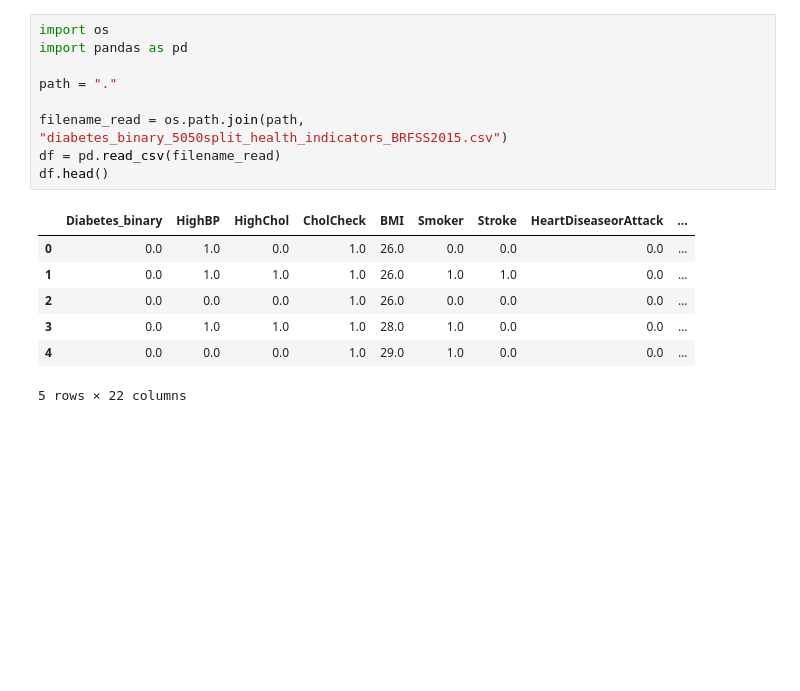
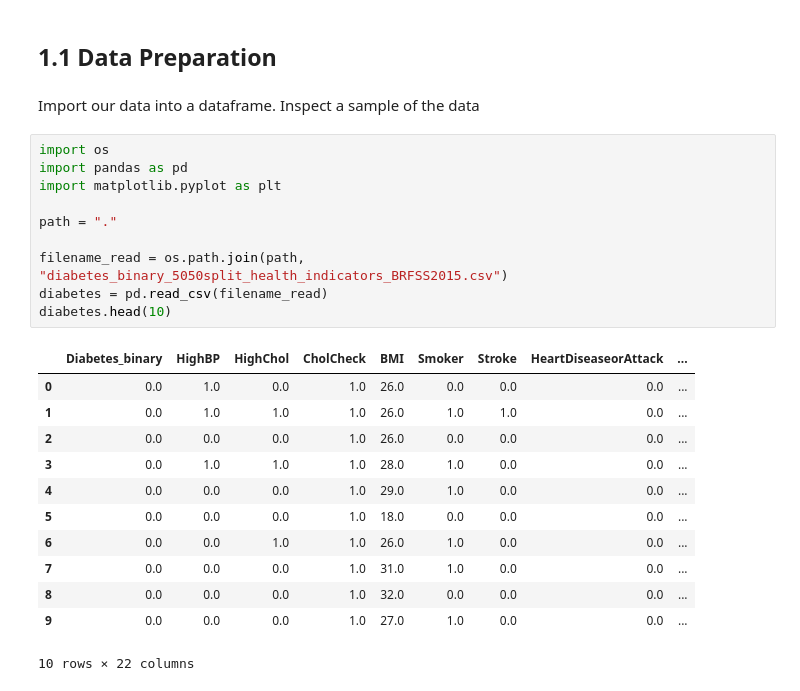
Before and after one commit to vitsiozo/DiabetesProject, a Jupyter notebook: Analysis.ipynb, the cells around one changed output. Drawn from its saved outputs; the diff is of its cells as text; blank space fills up the shorter version.

Commit message:
Data loading and inspection

```diff
--- a/Analysis.ipynb
+++ b/Analysis.ipynb
@@ -1,17 +1,27 @@
+# %% [markdown]
+## 1.1 Data Preparation
+# %% [markdown]
+ Import our data into a dataframe. Inspect a sample of the data
 # %%
 import os
 import pandas as pd
+import matplotlib.pyplot as plt
 
 path = "."
 
 filename_read = os.path.join(path, "diabetes_binary_5050split_health_indicators_BRFSS2015.csv")
-df = pd.read_csv(filename_read)
-df.head()
+diabetes = pd.read_csv(filename_read)
+diabetes.head(10)
 # %% [output]
 |  | Diabetes_binary | HighBP | HighChol | CholCheck | BMI | Smoker | Stroke | HeartDiseaseorAttack | ... |
 | 0 | 0.0 | 1.0 | 0.0 | 1.0 | 26.0 | 0.0 | 0.0 | 0.0 | ... |
 | 1 | 0.0 | 1.0 | 1.0 | 1.0 | 26.0 | 1.0 | 1.0 | 0.0 | ... |
 | 2 | 0.0 | 0.0 | 0.0 | 1.0 | 26.0 | 0.0 | 0.0 | 0.0 | ... |
 | 3 | 0.0 | 1.0 | 1.0 | 1.0 | 28.0 | 1.0 | 0.0 | 0.0 | ... |
 | 4 | 0.0 | 0.0 | 0.0 | 1.0 | 29.0 | 1.0 | 0.0 | 0.0 | ... |
+| 5 | 0.0 | 0.0 | 0.0 | 1.0 | 18.0 | 0.0 | 0.0 | 0.0 | ... |
+| 6 | 0.0 | 0.0 | 1.0 | 1.0 | 26.0 | 1.0 | 0.0 | 0.0 | ... |
+| 7 | 0.0 | 0.0 | 0.0 | 1.0 | 31.0 | 1.0 | 0.0 | 0.0 | ... |
+| 8 | 0.0 | 0.0 | 0.0 | 1.0 | 32.0 | 0.0 | 0.0 | 0.0 | ... |
+| 9 | 0.0 | 0.0 | 0.0 | 1.0 | 27.0 | 1.0 | 0.0 | 0.0 | ... |
-5 rows × 22 columns
+10 rows × 22 columns
```
Also changed, not shown: parts of 4 cells of this notebook.
